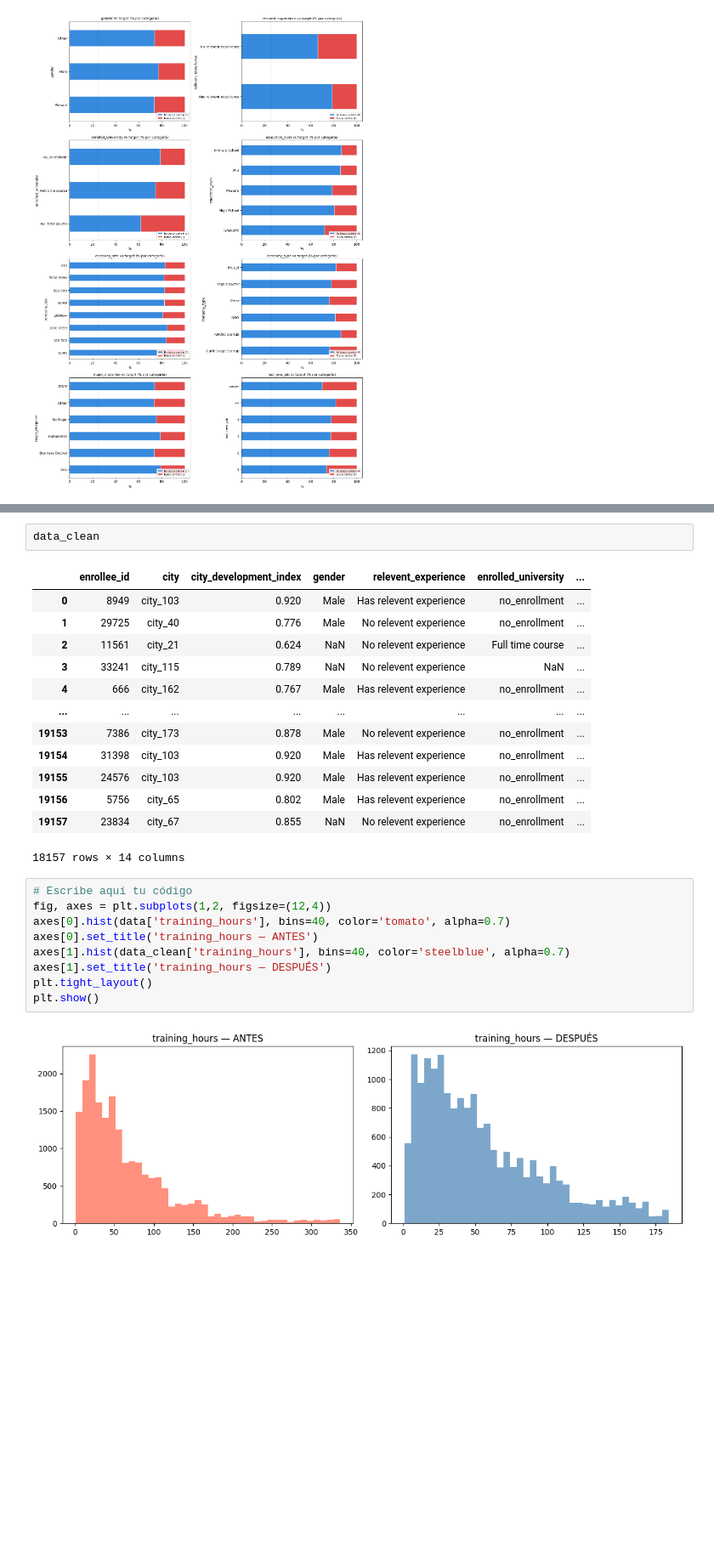
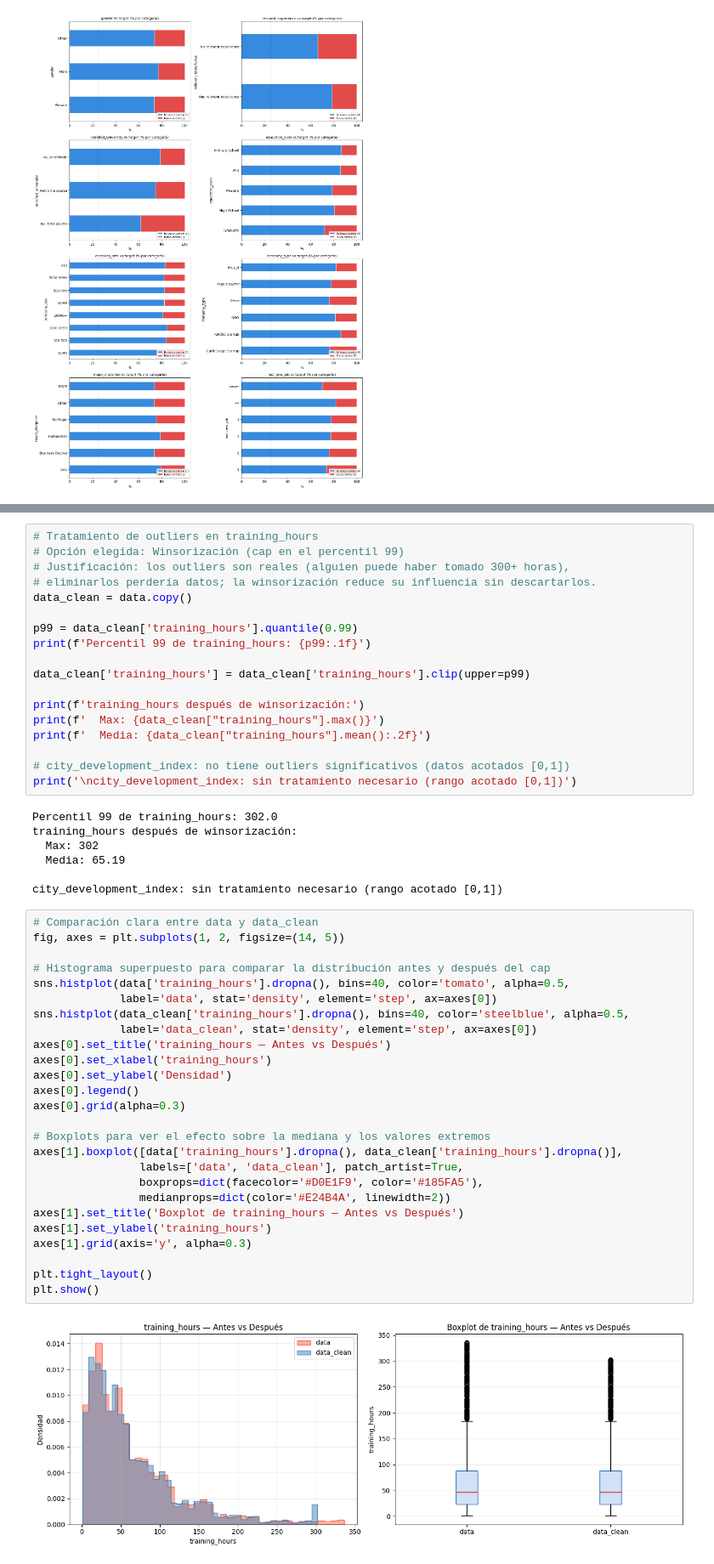
Before and after one commit to alejobgr99/lab-data-science-uniovi, a Jupyter notebook: actividad_final_micro.ipynb, the cells around one changed output, grey strips where cells are left out. Shown at 85% size. Drawn from its saved outputs; the diff is of its cells as text; blank space fills up the shorter version.

Commit message:
Implement feature X to enhance user experience and optimize performance

```diff
--- a/actividad_final_micro.ipynb
+++ b/actividad_final_micro.ipynb
@@ -375,28 +453,54 @@ data_clean = remove_outliers_iqr(data, cols_para_outliers, k=1.5)
 # %%
-data_clean
+# Tratamiento de outliers en training_hours
+# Opción elegida: Winsorización (cap en el percentil 99)
+# Justificación: los outliers son reales (alguien puede haber tomado 300+ horas),
+# eliminarlos perdería datos; la winsorización reduce su influencia sin descartarlos.
+data_clean = data.copy()
+
+p99 = data_clean['training_hours'].quantile(0.99)
+print(f'Percentil 99 de training_hours: {p99:.1f}')
+
+data_clean['training_hours'] = data_clean['training_hours'].clip(upper=p99)
+
+print(f'training_hours después de winsorización:')
+print(f'  Max: {data_clean["training_hours"].max()}')
+print(f'  Media: {data_clean["training_hours"].mean():.2f}')
+
+# city_development_index: no tiene outliers significativos (datos acotados [0,1])
+print('\ncity_development_index: sin tratamiento necesario (rango acotado [0,1])')
 # %% [output]
-|  | enrollee_id | city | city_development_index | gender | relevent_experience | enrolled_university | ... |
-| 0 | 8949 | city_103 | 0.920 | Male | Has relevent experience | no_enrollment | ... |
-| 1 | 29725 | city_40 | 0.776 | Male | No relevent experience | no_enrollment | ... |
-| 2 | 11561 | city_21 | 0.624 | NaN | No relevent experience | Full time course | ... |
-| 3 | 33241 | city_115 | 0.789 | NaN | No relevent experience | NaN | ... |
-| 4 | 666 | city_162 | 0.767 | Male | Has relevent experience | no_enrollment | ... |
-| ... | ... | ... | ... | ... | ... | ... | ... |
-| 19153 | 7386 | city_173 | 0.878 | Male | No relevent experience | no_enrollment | ... |
-| 19154 | 31398 | city_103 | 0.920 | Male | Has relevent experience | no_enrollment | ... |
-| 19155 | 24576 | city_103 | 0.920 | Male | Has relevent experience | no_enrollment | ... |
-| 19156 | 5756 | city_65 | 0.802 | Male | Has relevent experience | no_enrollment | ... |
-| 19157 | 23834 | city_67 | 0.855 | NaN | No relevent experience | no_enrollment | ... |
-18157 rows × 14 columns
+Percentil 99 de training_hours: 302.0
+training_hours después de winsorización:
+  Max: 302
+  Media: 65.19
+
+city_development_index: sin tratamiento necesario (rango acotado [0,1])
 # %%
-# Escribe aquí tu código
-fig, axes = plt.subplots(1,2, figsize=(12,4))
-axes[0].hist(data['training_hours'], bins=40, color='tomato', alpha=0.7)
-axes[0].set_title('training_hours — ANTES')
-axes[1].hist(data_clean['training_hours'], bins=40, color='steelblue', alpha=0.7)
-axes[1].set_title('training_hours — DESPUÉS')
+# Comparación clara entre data y data_clean
+fig, axes = plt.subplots(1, 2, figsize=(14, 5))
+
+# Histograma superpuesto para comparar la distribución antes y después del cap
+sns.histplot(data['training_hours'].dropna(), bins=40, color='tomato', alpha=0.5,
+             label='data', stat='density', element='step', ax=axes[0])
+sns.histplot(data_clean['training_hours'].dropna(), bins=40, color='steelblue', alpha=0.5,
+             label='data_clean', stat='density', element='step', ax=axes[0])
+axes[0].set_title('training_hours — Antes vs Después')
+axes[0].set_xlabel('training_hours')
+axes[0].set_ylabel('Densidad')
+axes[0].legend()
+axes[0].grid(alpha=0.3)
+
+# Boxplots para ver el efecto sobre la mediana y los valores extremos
+axes[1].boxplot([data['training_hours'].dropna(), data_clean['training_hours'].dropna()],
+                labels=['data', 'data_clean'], patch_artist=True,
+                boxprops=dict(facecolor='#D0E1F9', color='#185FA5'),
+                medianprops=dict(color='#E24B4A', linewidth=2))
+axes[1].set_title('Boxplot de training_hours — Antes vs Después')
+axes[1].set_ylabel('training_hours')
+axes[1].grid(axis='y', alpha=0.3)
+
 plt.tight_layout()
 plt.show()
 # %% [output]
-[figure, old version]
+[figure, new version]
 # %% [markdown]
```
Also changed, not shown: parts of 40 cells of this notebook.
